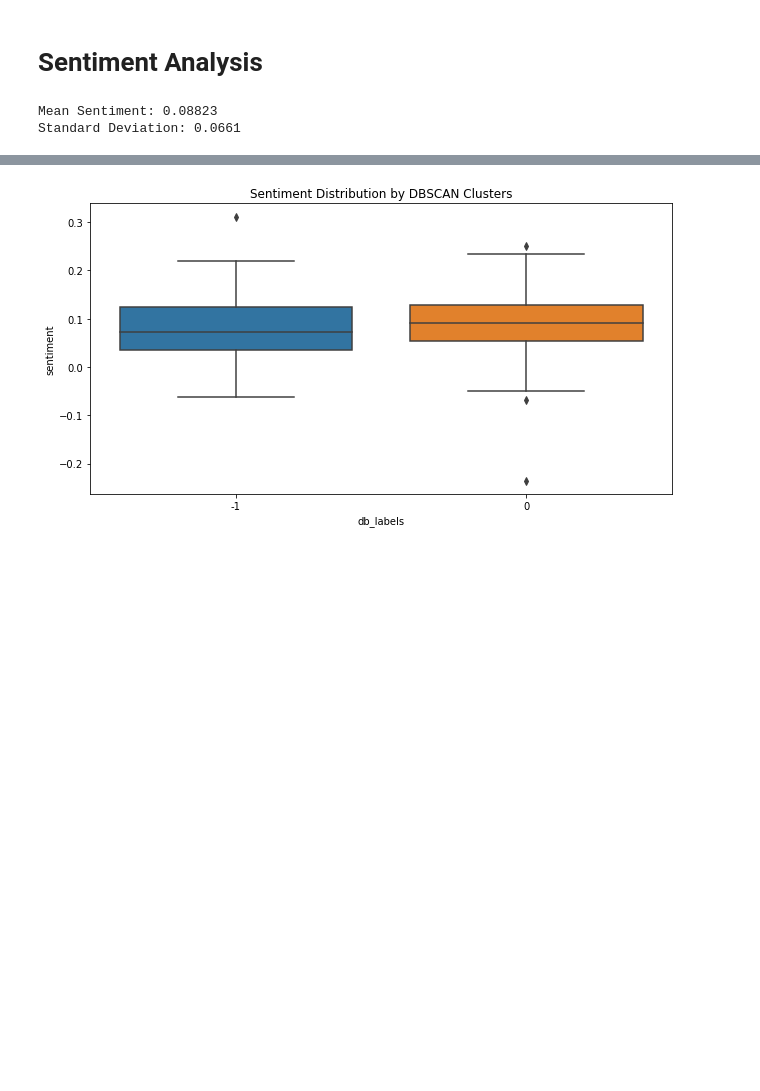
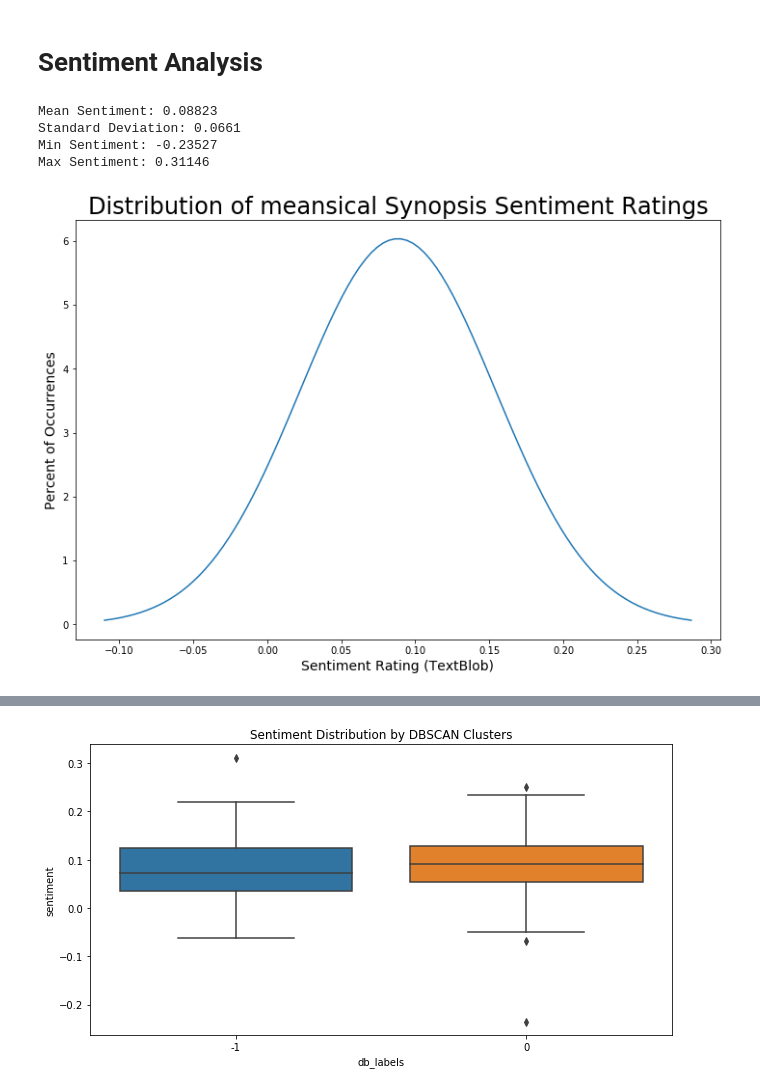
Before and after one commit to KellySlatery/capstone, a Jupyter notebook: 06_Sentiment_Analysis.ipynb, the cells around one changed output, grey strips where cells are left out. Drawn from its saved outputs; the diff is of its cells as text; code cells hidden in the pictures; blank space fills up the shorter version.

```diff
--- a/06_Sentiment_Analysis.ipynb
+++ b/06_Sentiment_Analysis.ipynb
@@ -35,9 +36,29 @@ df['sentiment'] = [TextBlob(summ).sentiment.polarity for summ in df['clean_combi
 # Look at sentiment stats
 print(f'Mean Sentiment: {round(np.mean(df["sentiment"]), 5)}')
 print(f'Standard Deviation: {round(np.std(df["sentiment"]), 5)}')
+print(f'Min Sentiment: {round(np.min(df["sentiment"]), 5)}')
+print(f'Max Sentiment: {round(np.max(df["sentiment"]), 5)}')
 # %% [output]
 Mean Sentiment: 0.08823
 Standard Deviation: 0.0661
+Min Sentiment: -0.23527
+Max Sentiment: 0.31146
+# %%
+# Create a normal distribution of sentiments to get a sense of likelihood of values
+# Credits: @unutbu 04.13.2012 https://stackoverflow.com/questions/10138085/python-pylab-plot-normal-distribution
+
+mean = np.mean(df["sentiment"])
+stdev = np.std(df["sentiment"])
+
+x = np.linspace(mean - 3*stdev, mean + 3*stdev, 100)
+
+plt.figure(figsize=(12,8))
+plt.plot(x, stats.norm.pdf(x, mean, stdev))
+plt.title('Distribution of meansical Synopsis Sentiment Ratings', fontsize=24)
+plt.xlabel('Sentiment Rating (TextBlob)', fontsize=14)
+plt.ylabel('Percent of Occurrences', fontsize=14);
+# %% [output]
+[figure, added]
 # %%
 # Explore if there is a relationship between previous cluster labels and sentiment
 plt.figure(figsize=(9,5))
```
Also changed, not shown: parts of 5 cells of this notebook, 10 other files.
